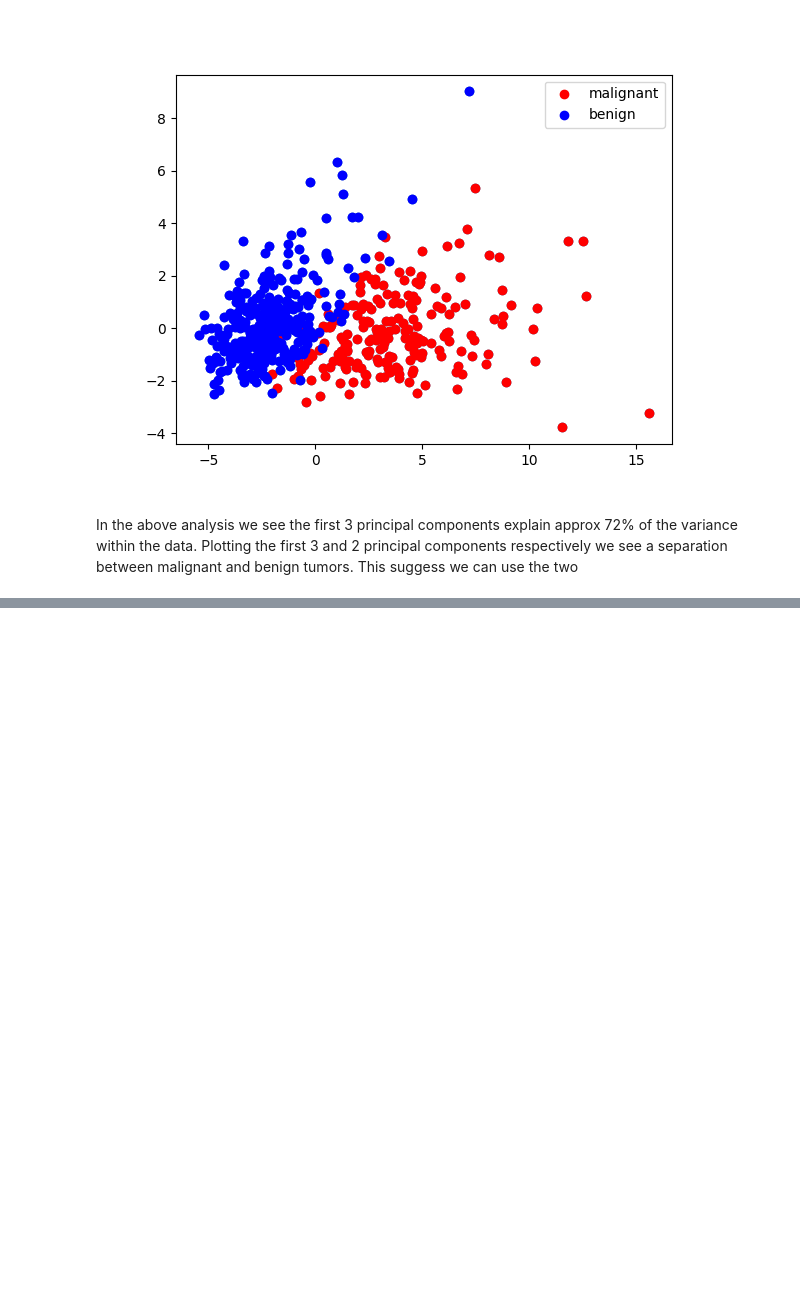
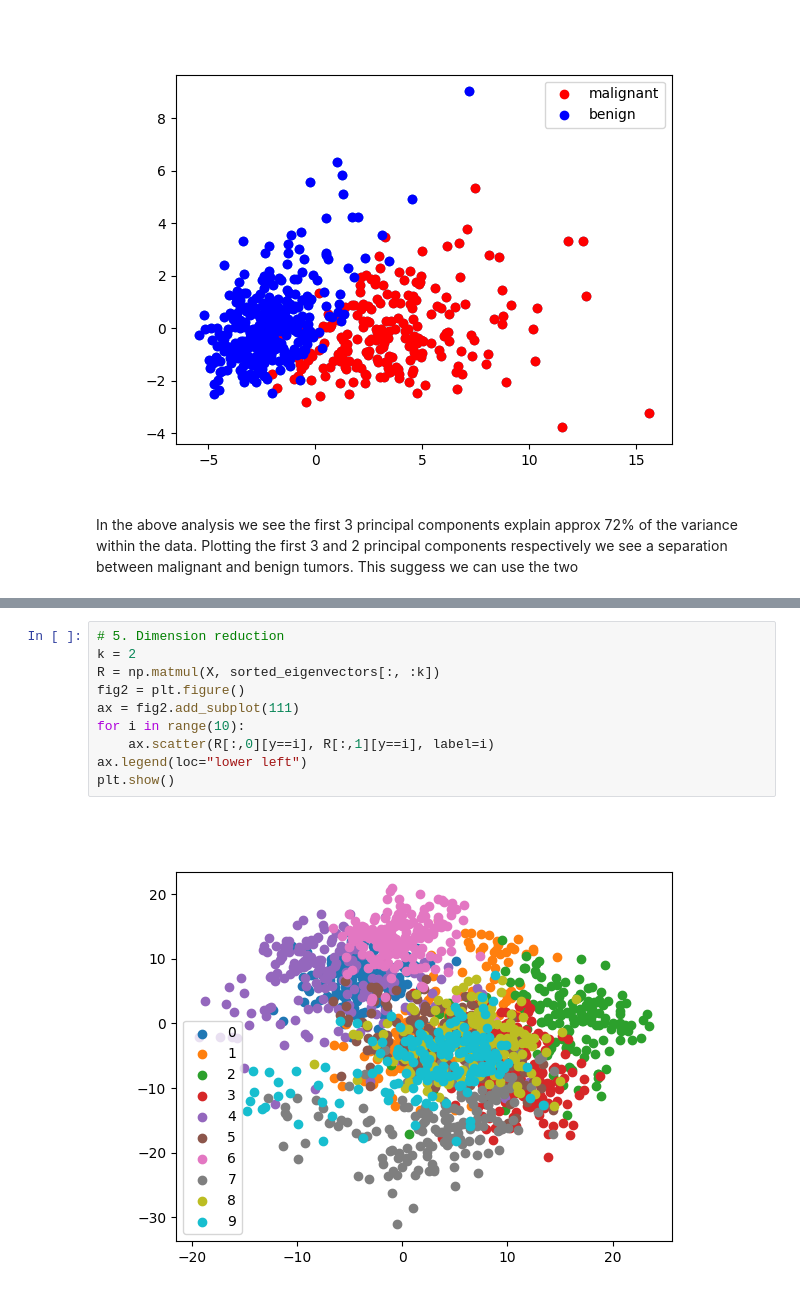
Before and after one commit to kylepclarkson/dimensionality-reduction, a Jupyter notebook: pca/pca-examples.ipynb, the cells around one changed output, grey strips where cells are left out. Cells and saved outputs as stored; diff of their text form; blank space fills up the shorter version.

```diff
--- a/pca/pca-examples.ipynb
+++ b/pca/pca-examples.ipynb
@@ -100,0 +177,12 @@ This suggess we can use the two
+# %%
+# 5. Dimension reduction
+k = 2
+R = np.matmul(X, sorted_eigenvectors[:, :k])
+fig2 = plt.figure()
+ax = fig2.add_subplot(111)
+for i in range(10):
+    ax.scatter(R[:,0][y==i], R[:,1][y==i], label=i)
+ax.legend(loc="lower left")
+plt.show()
+# %% [output]
+[figure, added]
```
Also changed, not shown: parts of 8 cells of this notebook.
